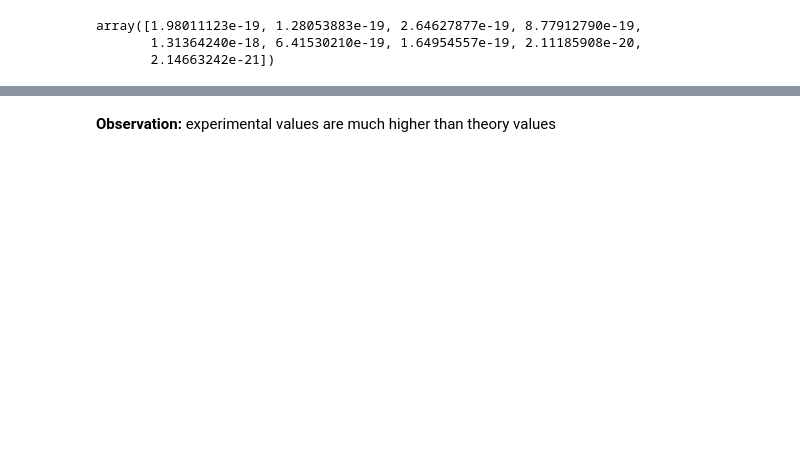
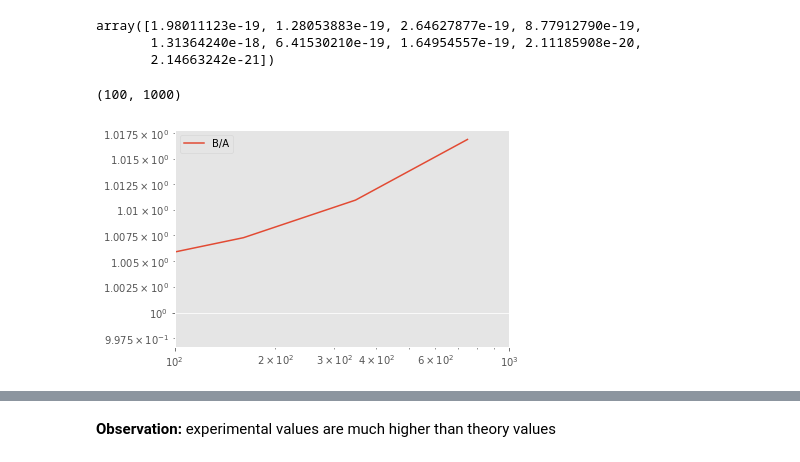
Before and after one commit to tanveerkarim/imaging-sys-covariance, a Jupyter notebook: notebooks/WindowFunctionAnalysis.ipynb, the cells around one changed output, grey strips where cells are left out. Drawn from its saved outputs; the diff is of its cells as text; code cells hidden in the pictures; blank space fills up the shorter version.

```diff
--- a/notebooks/WindowFunctionAnalysis.ipynb
+++ b/notebooks/WindowFunctionAnalysis.ipynb
@@ -658,3 +657,17 @@ np.diag(cov_B_theory_binned)
 array([1.98011123e-19, 1.28053883e-19, 2.64627877e-19, 8.77912790e-19,
        1.31364240e-18, 6.41530210e-19, 1.64954557e-19, 2.11185908e-20,
        2.14663242e-21])
+# %%
+_, cov_A_exp_binned = bin_mat(pm.ell[:pm.NSIDE],
+                       cov_A_exp[:pm.NSIDE, :pm.NSIDE],
+                       pm.ELL)
+_, cov_B_exp_binned = bin_mat(pm.ell[:pm.NSIDE],
+                       cov_B_exp[:pm.NSIDE, :pm.NSIDE],
+                       pm.ELL)
+plt.loglog(ELL_mid, np.diag(cov_B_exp_binned)/np.diag(cov_A_exp_binned), label = 'B/A')
+#plt.loglog(ELL_mid, , label = 'B')
+plt.legend(loc = 'best')
+plt.xlim([100, 1000])
+# %% [output]
+(100, 1000)
+[figure, added]
```
Also changed, not shown: parts of 21 cells of this notebook, 5 other files.
